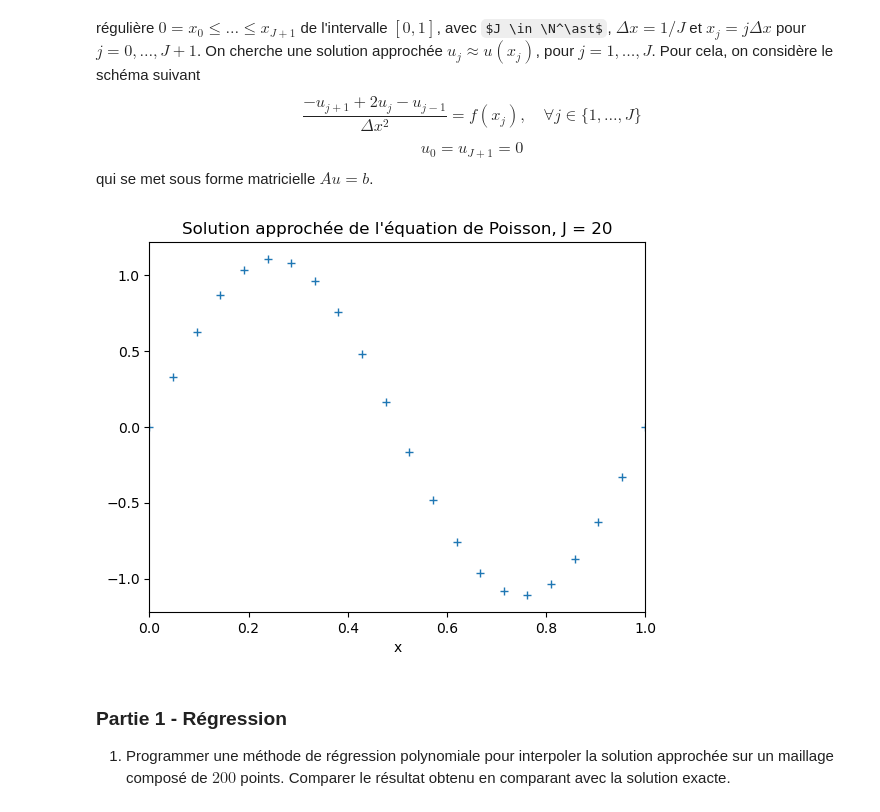
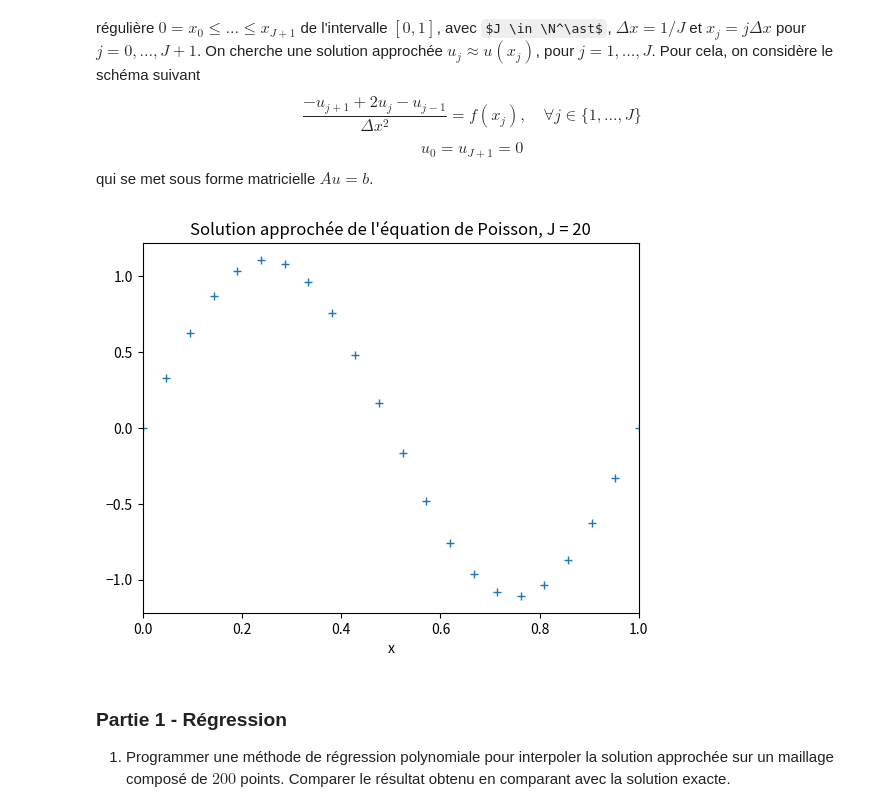
Before and after one commit to lyyric/CSMI_Notes, a Jupyter notebook: M1 S2/Apprentissage Auto scientifique/TP/TP1.ipynb, the cells around one changed output. Saved outputs shown, nothing was run; the diff lists cells and outputs as text; code cells hidden in the pictures; some formulas as TeX source.

```diff
--- a/M1 S2/Apprentissage Auto scientifique/TP/TP1.ipynb
+++ b/M1 S2/Apprentissage Auto scientifique/TP/TP1.ipynb
@@ -4,6 +4,8 @@
 import numpy as np
 import matplotlib.pyplot as plt
 import torch
+
+plt.rcParams['font.family'] = 'Source Han Sans CN' # 中文字体, Windows: 'SimHei', Mac: 'Heiti TC'
 # %% [markdown]
 Ce TP a pour but d'utiliser différentes méthodes d'approximation pour
 interpoler des solutions obtenues par différences finies et étudier un problème de propagation d'incertitude.
@@ -23,31 +25,31 @@ $$ u_0=u_{J+1}=0
 $$
 qui se met sous forme matricielle $A u = b$.
 # %%
-def matrix_poisson( J):
+def matrix_poisson(J):
     dx = 1/J
     A = np.diag([2.]*J) + np.diag([-1]*(J-1), k=1) + np.diag([-1]*(J-1), k=-1)
     A /= dx**2
     return A
 
 def solve_poisson(J, f):
     mesh = np.linspace(0, 1, J+2)
-    A = matrix_poisson( J)
+    A = matrix_poisson(J)
 
     b = f(mesh[1:-1])
     u = np.zeros_like(mesh)
     u[1:-1] = np.linalg.solve(A, b)
     return mesh, u
 
 J = 20
 f = lambda x : 4.0 * (np.pi**2.0)*np.sin(2.0*np.pi*x)
-mesh, u = solve_poisson( J, f)
+mesh, u_fd = solve_poisson(J, f)
 
-plt.plot(mesh, u, '+')
+plt.plot(mesh, u_fd, '+')
 plt.xlim([0,1])
 plt.xlabel('x')
 plt.title("Solution approchée de l'équation de Poisson, J = "+str(J));
 # %% [output]
-[figure, old version]
+[figure, new version]
 # %% [markdown]
 ### Partie 1 - Régression
 
```
Also changed, not shown: parts of 9 cells of this notebook, 16 other files.
